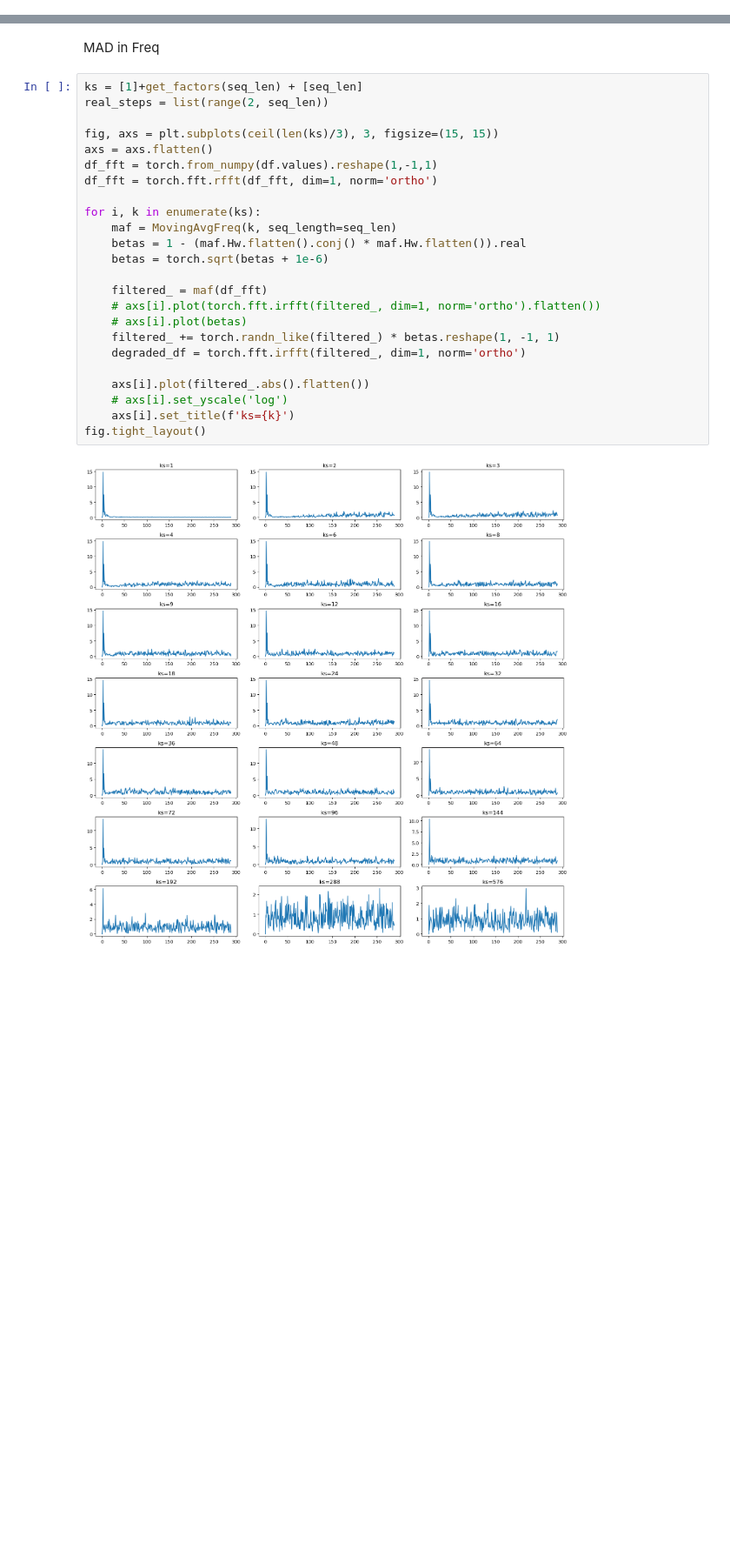
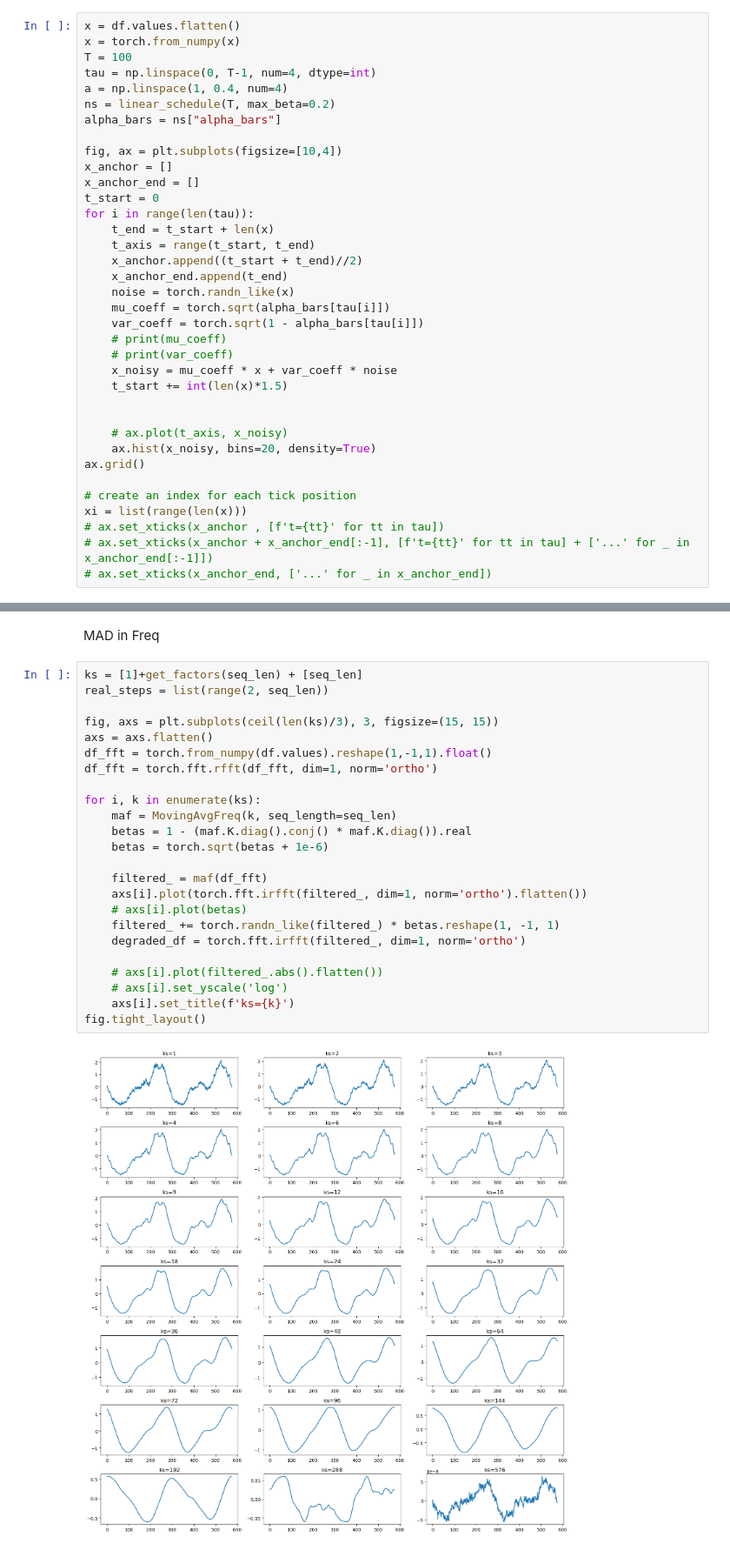
Before and after one commit to WillWang1113/Moving-Average-Diffusion, a Jupyter notebook: notebooks/degrade_fn.ipynb, the cells around one changed output, grey strips where cells are left out. Shown at 87% size. Drawn from its saved outputs; the diff is of its cells as text; blank space fills up the shorter version.

```diff
--- a/notebooks/degrade_fn.ipynb
+++ b/notebooks/degrade_fn.ipynb
@@ -20,0 +25,36 @@ df.plot()
+# %%
+x = df.values.flatten()
+x = torch.from_numpy(x)
+T = 100
+tau = np.linspace(0, T-1, num=4, dtype=int)
+a = np.linspace(1, 0.4, num=4)
+ns = linear_schedule(T, max_beta=0.2)
+alpha_bars = ns["alpha_bars"]
+
+fig, ax = plt.subplots(figsize=[10,4])
+x_anchor = []
+x_anchor_end = []
+t_start = 0
+for i in range(len(tau)):
+    t_end = t_start + len(x)
+    t_axis = range(t_start, t_end)
+    x_anchor.append((t_start + t_end)//2)
+    x_anchor_end.append(t_end)
+    noise = torch.randn_like(x)
+    mu_coeff = torch.sqrt(alpha_bars[tau[i]])
+    var_coeff = torch.sqrt(1 - alpha_bars[tau[i]])
+    # print(mu_coeff)
+    # print(var_coeff)
+    x_noisy = mu_coeff * x + var_coeff * noise
+    t_start += int(len(x)*1.5)
+
+
+    # ax.plot(t_axis, x_noisy)
+    ax.hist(x_noisy, bins=20, density=True)
+ax.grid()
+
+# create an index for each tick position
+xi = list(range(len(x)))
+# ax.set_xticks(x_anchor , [f't={tt}' for tt in tau])
+# ax.set_xticks(x_anchor + x_anchor_end[:-1], [f't={tt}' for tt in tau] + ['...' for _ in x_anchor_end[:-1]])
+# ax.set_xticks(x_anchor_end, ['...' for _ in x_anchor_end])
@@ -83,29 +125,29 @@ MAD in Freq
 # %%
 ks = [1]+get_factors(seq_len) + [seq_len]
 real_steps = list(range(2, seq_len))
 
 fig, axs = plt.subplots(ceil(len(ks)/3), 3, figsize=(15, 15))
 axs = axs.flatten()
-df_fft = torch.from_numpy(df.values).reshape(1,-1,1)
+df_fft = torch.from_numpy(df.values).reshape(1,-1,1).float()
 df_fft = torch.fft.rfft(df_fft, dim=1, norm='ortho')
 
 for i, k in enumerate(ks):
     maf = MovingAvgFreq(k, seq_length=seq_len)
-    betas = 1 - (maf.Hw.flatten().conj() * maf.Hw.flatten()).real
+    betas = 1 - (maf.K.diag().conj() * maf.K.diag()).real
     betas = torch.sqrt(betas + 1e-6)
 
     filtered_ = maf(df_fft)
-    # axs[i].plot(torch.fft.irfft(filtered_, dim=1, norm='ortho').flatten())
+    axs[i].plot(torch.fft.irfft(filtered_, dim=1, norm='ortho').flatten())
     # axs[i].plot(betas)
     filtered_ += torch.randn_like(filtered_) * betas.reshape(1, -1, 1)
     degraded_df = torch.fft.irfft(filtered_, dim=1, norm='ortho')
 
-    axs[i].plot(filtered_.abs().flatten())
+    # axs[i].plot(filtered_.abs().flatten())
     # axs[i].set_yscale('log')
     axs[i].set_title(f'ks={k}')
 fig.tight_layout()
 # %% [output]
-[figure, old version]
+[figure, new version]
 # %%
 betas = []
 ks = [i for i in range(2,289)]
```
Also changed, not shown: parts of 6 cells of this notebook, 47 other files.
